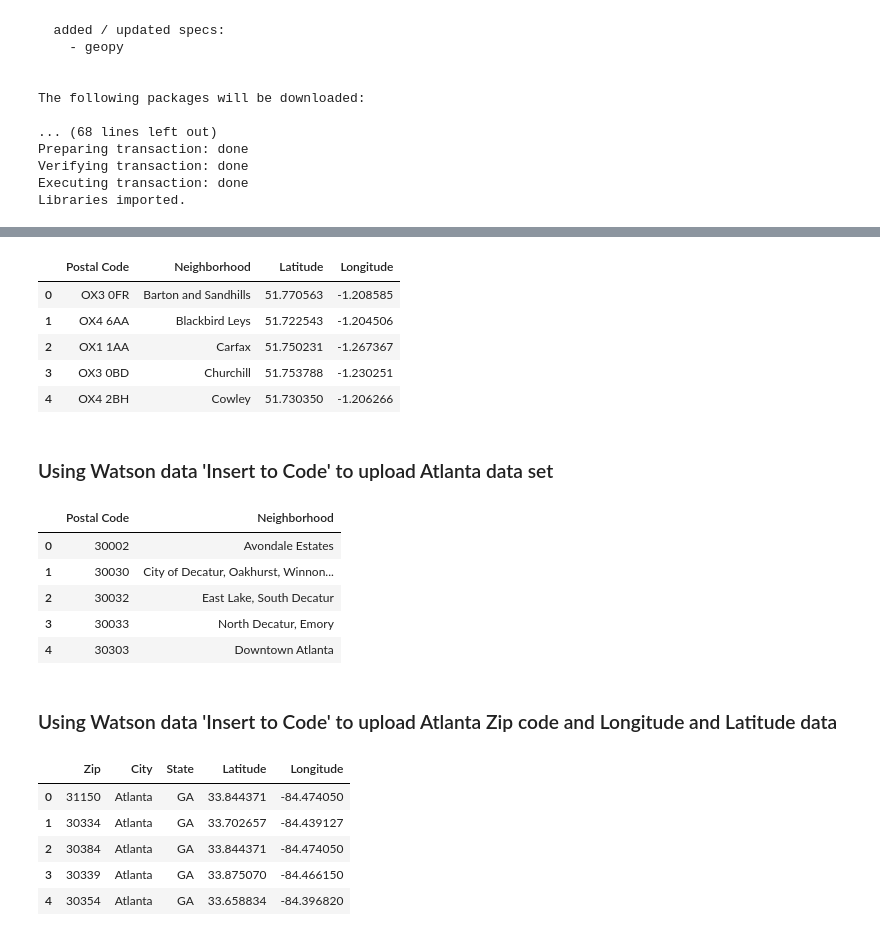
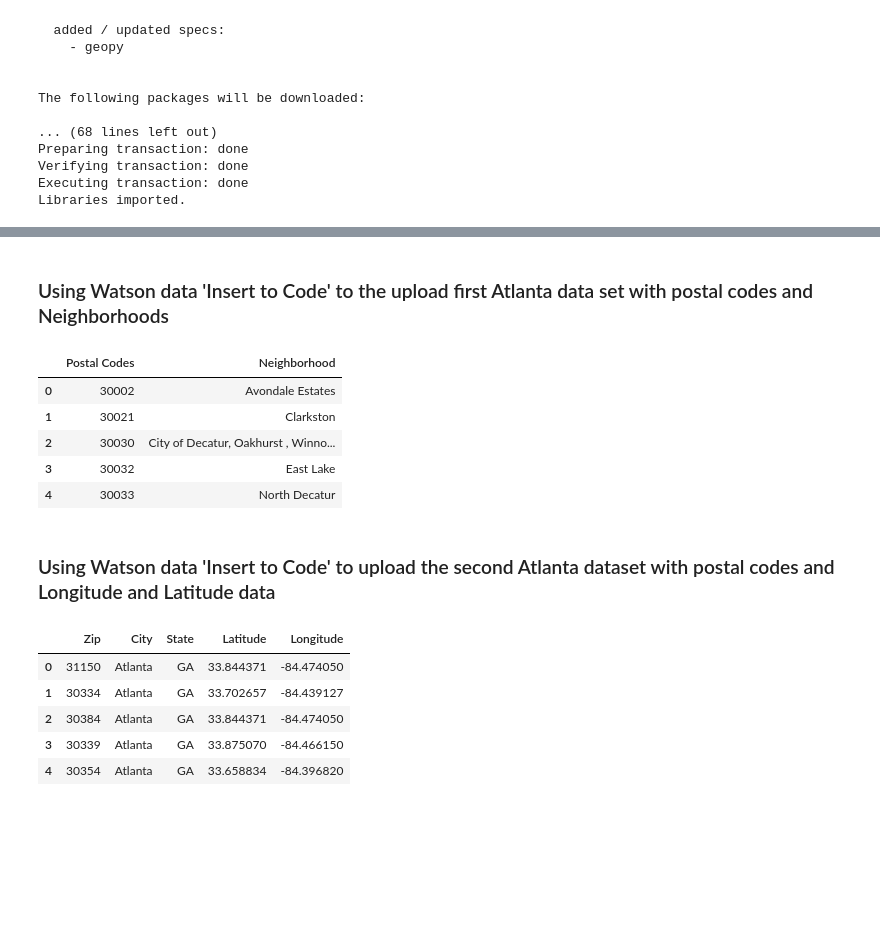
Before and after one commit to TKFoster/Coursera_Capstone, a Jupyter notebook: Coursera Capstone Final Project.ipynb, the cells around one changed output, grey strips where cells are left out. Cells and saved outputs as stored; diff of their text form; code cells hidden in the pictures; blank space fills up the shorter version.

Commit message:
Published from Watson Studio.

```diff
--- a/Coursera Capstone Final Project.ipynb
+++ b/Coursera Capstone Final Project.ipynb
@@ -55,53 +66,22 @@ Libraries imported.
+# %% [markdown]
+### Using Watson data 'Insert to Code' to the upload first Atlanta data set with postal codes and Neighborhoods
 # %%
 
-import types
-import pandas as pd
-from botocore.client import Config
-import ibm_boto3
-
-def __iter__(self): return 0
-
-# @hidden_cell
-# The following code accesses a file in your IBM Cloud Object Storage. It includes your credentials.
-# You might want to remove those credentials before you share the notebook.
-client_f4afcc32a749405a820c7a96506e474b = ibm_boto3.client(service_name='s3',
-    ibm_api_key_id='mJgELIymbAk2agYlHiz9ii6s9aVHMVoaxJ5-o6EbCkIT',
-    ibm_auth_endpoint="https://iam.ng.bluemix.net/oidc/token",
-    config=Config(signature_version='oauth'),
-    endpoint_url='https://s3-api.us-geo.objectstorage.service.networklayer.com')
-
-body = client_f4afcc32a749405a820c7a96506e474b.get_object(Bucket='courseracapstonetkf-donotdelete-pr-dmzgetziwgvl02',Key='Oxford postcode and neighborhood data edited.xlsx')['Body']
+body = client_f4afcc32a749405a820c7a96506e474b.get_object(Bucket='courseracapstonetkf-donotdelete-pr-dmzgetziwgvl02',Key='Atlanta Neighborhoods and zipcodes updated.xlsx')['Body']
 # add missing __iter__ method, so pandas accepts body as file-like object
 if not hasattr(body, "__iter__"): body.__iter__ = types.MethodType( __iter__, body )
 
-df_data_OXF = pd.read_excel(body)
-df_data_OXF.head()
+df_data_ATL = pd.read_excel(body)
+df_data_ATL.head()
 # %% [output]
-|  | Postal Code | Neighborhood | Latitude | Longitude |
-| 0 | OX3 0FR | Barton and Sandhills | 51.770563 | -1.208585 |
-| 1 | OX4 6AA | Blackbird Leys | 51.722543 | -1.204506 |
-| 2 | OX1 1AA | Carfax | 51.750231 | -1.267367 |
-| 3 | OX3 0BD | Churchill | 51.753788 | -1.230251 |
-| 4 | OX4 2BH | Cowley | 51.730350 | -1.206266 |
+|  | Postal Codes | Neighborhood |
+| 0 | 30002 | Avondale Estates |
+| 1 | 30021 | Clarkston |
+| 2 | 30030 | City of Decatur, Oakhurst , Winno... |
+| 3 | 30032 | East Lake |
+| 4 | 30033 | North Decatur |
 # %% [markdown]
-### Using Watson data 'Insert to Code' to upload Atlanta data set
+### Using Watson data 'Insert to Code' to upload the second Atlanta dataset with postal codes and Longitude and Latitude data
-# %%
-
-body = client_f4afcc32a749405a820c7a96506e474b.get_object(Bucket='courseracapstonetkf-donotdelete-pr-dmzgetziwgvl02',Key='Atlanta Neighborhoods and zipcodes 1.xlsx')['Body']
-# add missing __iter__ method, so pandas accepts body as file-like object
-if not hasattr(body, "__iter__"): body.__iter__ = types.MethodType( __iter__, body )
-
-df_data_ATL = pd.read_excel(body)
-df_data_ATL.head()
-# %% [output]
-|  | Postal Code | Neighborhood |
-| 0 | 30002 | Avondale Estates |
-| 1 | 30030 | City of Decatur, Oakhurst, Winnon... |
-| 2 | 30032 | East Lake, South Decatur |
-| 3 | 30033 | North Decatur, Emory |
-| 4 | 30303 | Downtown Atlanta |
-# %% [markdown]
-### Using Watson data 'Insert to Code' to upload Atlanta Zip code and Longitude and Latitude data
 # %%
 
 body = client_f4afcc32a749405a820c7a96506e474b.get_object(Bucket='courseracapstonetkf-donotdelete-pr-dmzgetziwgvl02',Key='USA LL and zipcaodes Atlanta.xlsx')['Body']
```
Also changed, not shown: parts of 76 cells of this notebook.
